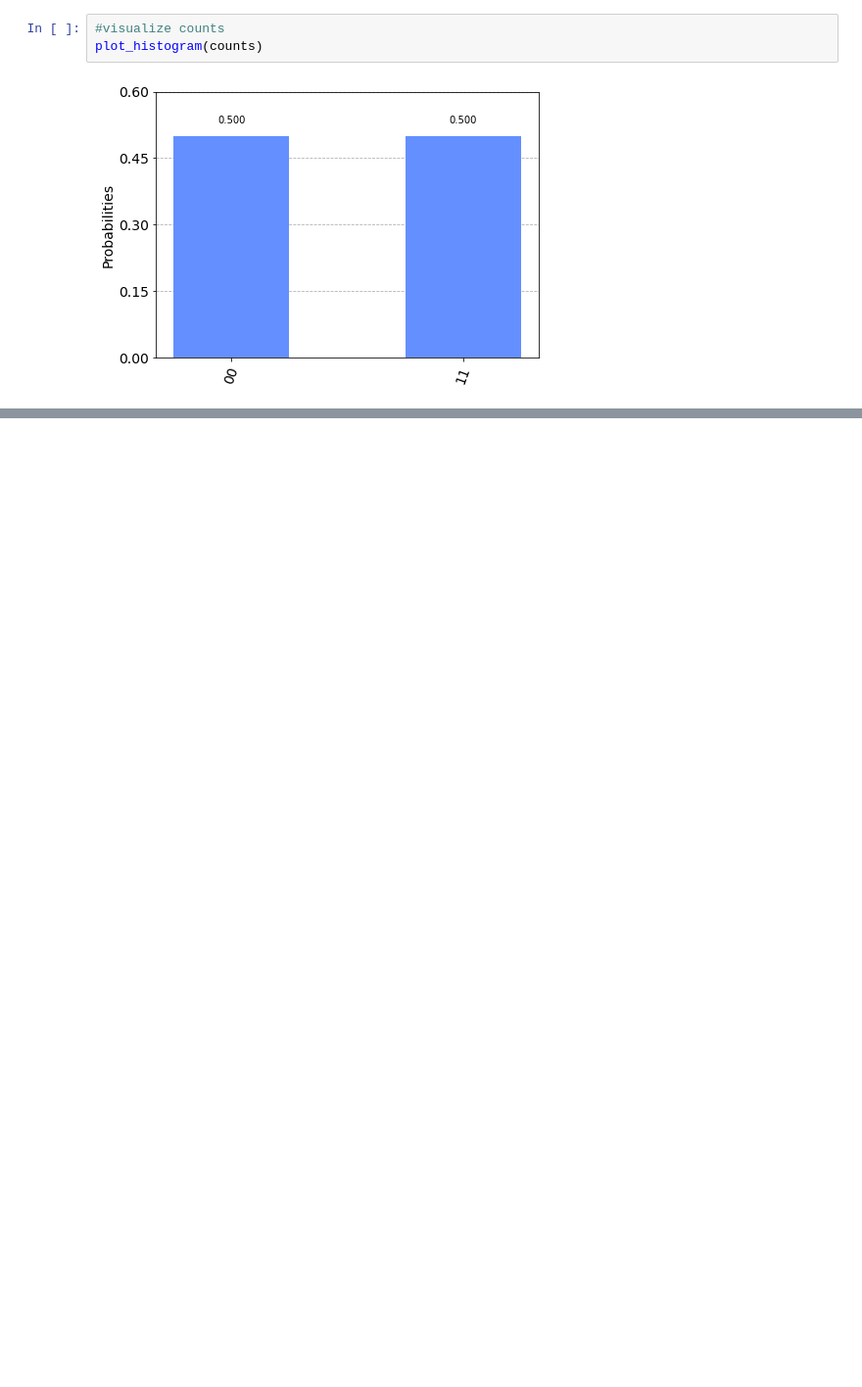
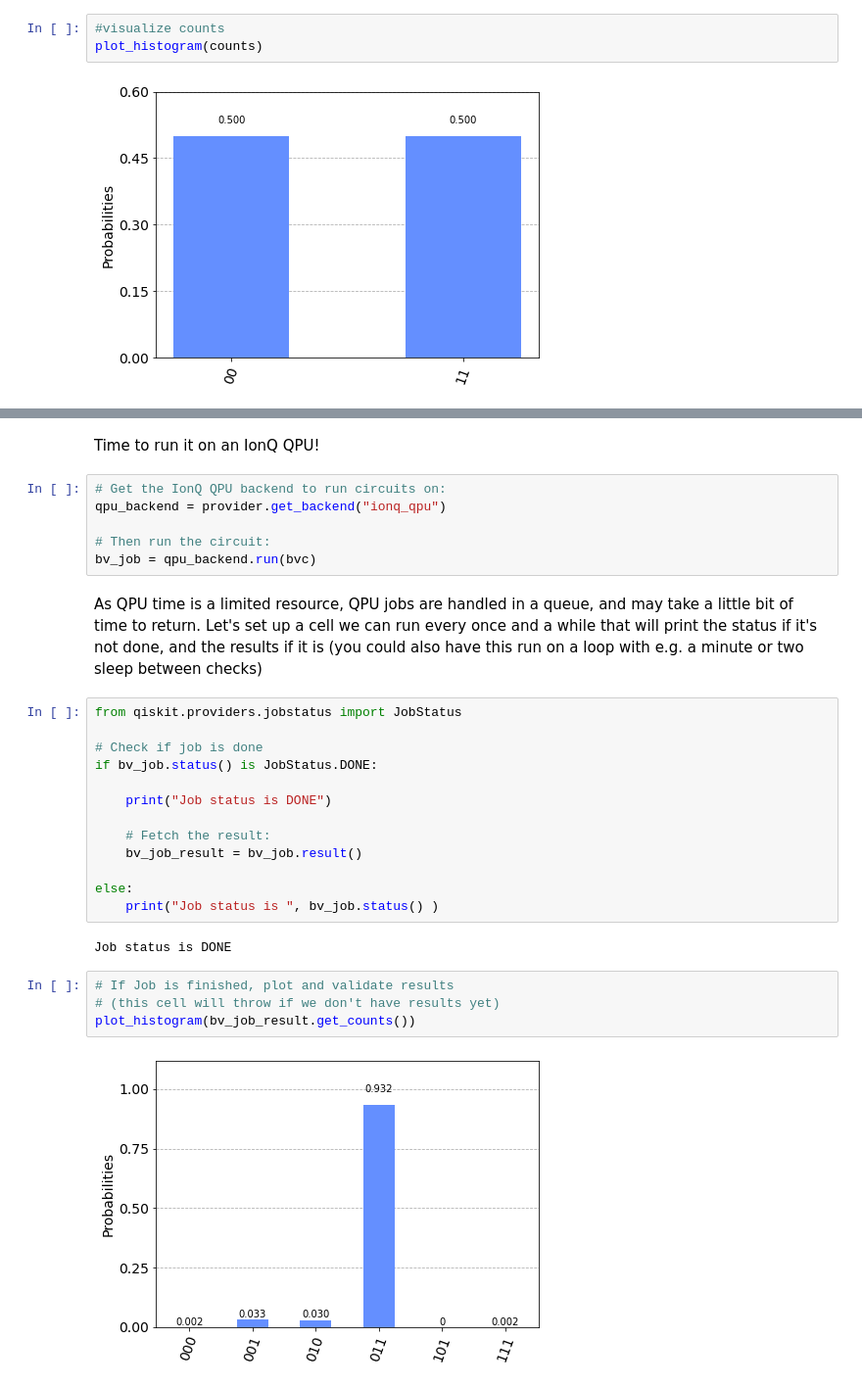
Before and after one commit to qiskit-community/qiskit-ionq, a Jupyter notebook: example/example.ipynb, the cells around one changed output, grey strips where cells are left out. Shown at 98% size. Cells and saved outputs as stored; diff of their text form; blank space fills up the shorter version.

```diff
--- a/example/example.ipynb
+++ b/example/example.ipynb
@@ -80,0 +171,31 @@ You can use the `backend.retrieve_job(job_id)` method to get jobs that you've pr
+# %% [markdown]
+Time to run it on an IonQ QPU!
+# %%
+# Get the IonQ QPU backend to run circuits on:
+qpu_backend = provider.get_backend("ionq_qpu")
+
+# Then run the circuit:
+bv_job = qpu_backend.run(bvc)
+# %% [markdown]
+As QPU time is a limited resource, QPU jobs are handled in a queue, and may take a little bit of time to return. Let's set up a cell we can run every once and a while that will print the status if it's not done, and the results if it is (you could also have this run on a loop with e.g. a minute or two sleep between checks)
+# %%
+from qiskit.providers.jobstatus import JobStatus
+
+# Check if job is done
+if bv_job.status() is JobStatus.DONE:
+
+    print("Job status is DONE")
+
+    # Fetch the result:
+    bv_job_result = bv_job.result()
+
+else:
+    print("Job status is ", bv_job.status() )
+# %% [output]
+Job status is DONE
+# %%
+# If Job is finished, plot and validate results
+# (this cell will throw if we don't have results yet)
+plot_histogram(bv_job_result.get_counts())
+# %% [output]
+[figure, added]
```
Also changed, not shown: parts of 21 cells of this notebook.
